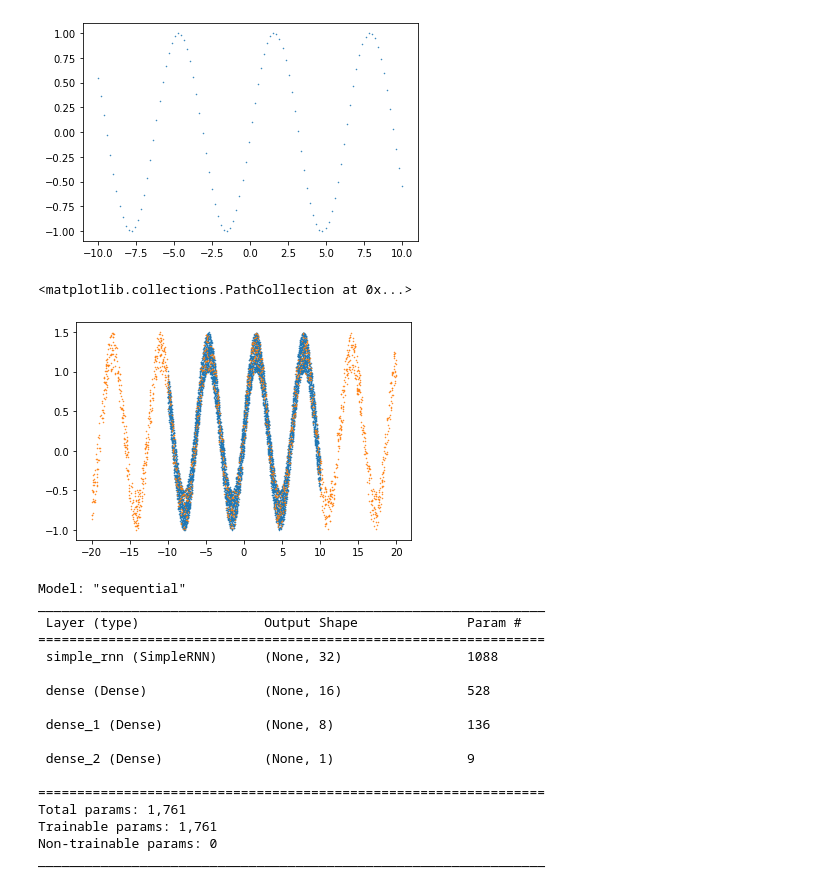
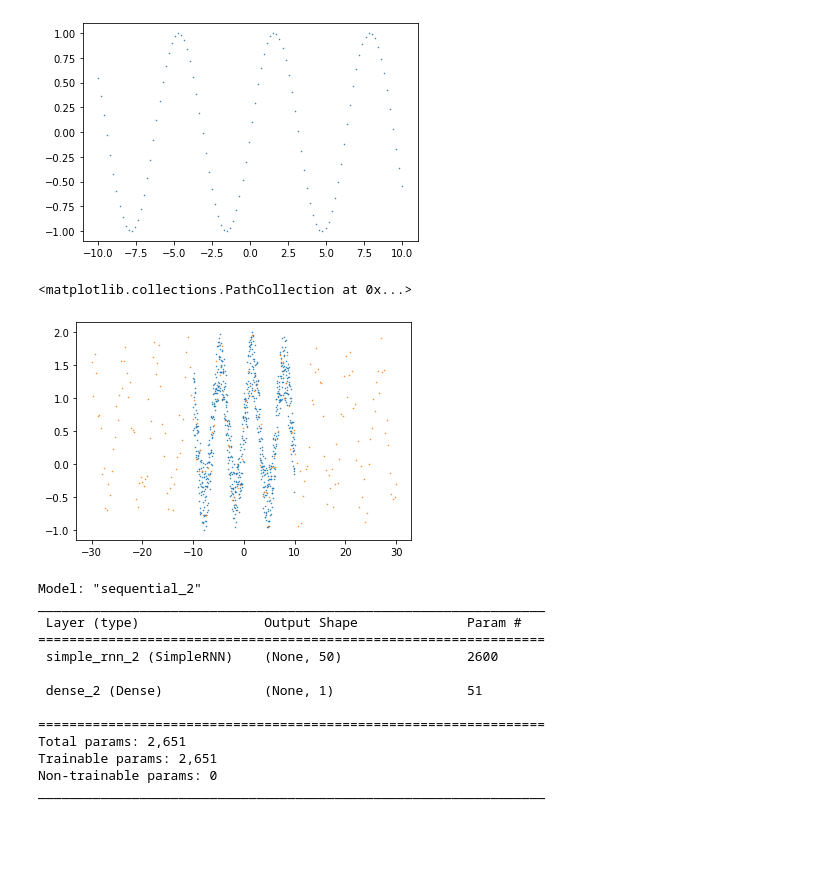
Before and after one commit to zzerross/ai, a Jupyter notebook: rnn/sin/RNNSin.ipynb, the cells around one changed output. Cells and saved outputs as stored; diff of their text form; code cells hidden in the pictures; blank space fills up the shorter version.

```diff
--- a/rnn/sin/RNNSin.ipynb
+++ b/rnn/sin/RNNSin.ipynb
@@ -20,18 +20,22 @@ plt.scatter(radians, data)
 <matplotlib.collections.PathCollection at 0x...>
 [figure]
 # %%
-def get_input(start, end, num):
-  x = start + np.random.random(num) * (end - start)
-  y = np.sin(x) + np.random.random(num) * 0.5
-  return x.reshape(-1, 1), y.reshape(-1, 1)
+def get_input(start, end, num, timesteps):
+  radians = np.linspace(start, end, num)
+  sin = np.sin(radians) + np.random.random(num)
+  return radians, sin
+
+hidden_units = 50
+timesteps = 20
+input_dim = 1
 
 start = -10
 end = 10
-train_x, train_y = get_input(start, end, 8000)
-test_x, test_y = get_input(start * 2, end * 2, 2000)
+train_x, train_y = get_input(start, end, 800, timesteps)
+test_x, test_y = get_input(start * 3, end * 3, 200, timesteps)
 
 plt.scatter(train_x, train_y)
 plt.scatter(test_x, test_y)
 # %% [output]
 <matplotlib.collections.PathCollection at 0x...>
-[figure, old version]
+[figure, new version]
@@ -38,30 +56,21 @@ plt.scatter(test_x, test_y)
 # %%
-hidden_units = 32
-time_steps = 4
-input_dim = 1
 model = models.Sequential()
-model.add(layers.SimpleRNN(hidden_units, input_shape=(time_steps, input_dim), activation='tanh'))
-model.add(layers.Dense(16))
-model.add(layers.Dense(8))
+model.add(layers.SimpleRNN(hidden_units, input_shape=(timesteps, input_dim)))
 model.add(layers.Dense(1))
-model.compile(loss='mse', metrics=['acc'])
+model.compile(loss='mse')
 model.summary()
 # %% [output]
-Model: "sequential"
+Model: "sequential_2"
 _________________________________________________________________
  Layer (type)                Output Shape              Param #
 =================================================================
- simple_rnn (SimpleRNN)      (None, 32)                1088
+ simple_rnn_2 (SimpleRNN)    (None, 50)                2600
 
- dense (Dense)               (None, 16)                528
-
- dense_1 (Dense)             (None, 8)                 136
-
- dense_2 (Dense)             (None, 1)                 9
+ dense_2 (Dense)             (None, 1)                 51
 
 =================================================================
-Total params: 1,761
-Trainable params: 1,761
+Total params: 2,651
+Trainable params: 2,651
 Non-trainable params: 0
 _________________________________________________________________
 # %%
```
Also changed, not shown: parts of 6 cells of this notebook.
